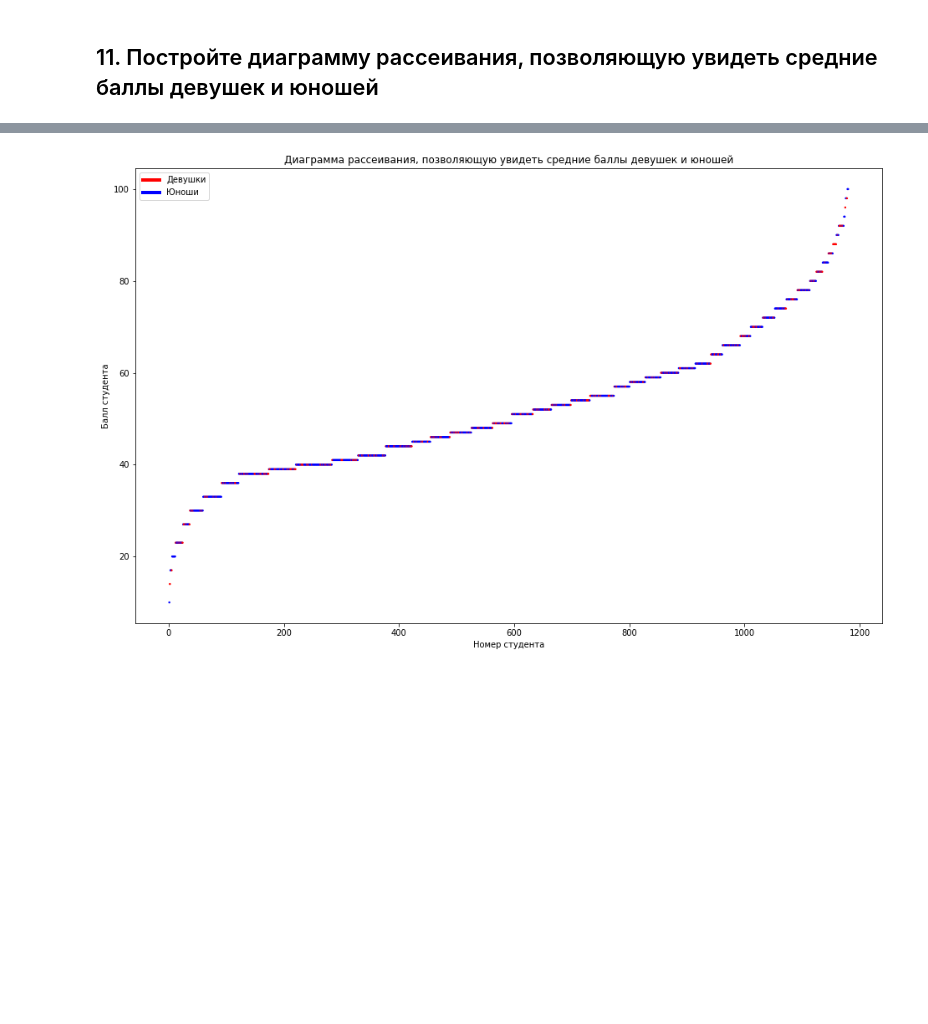
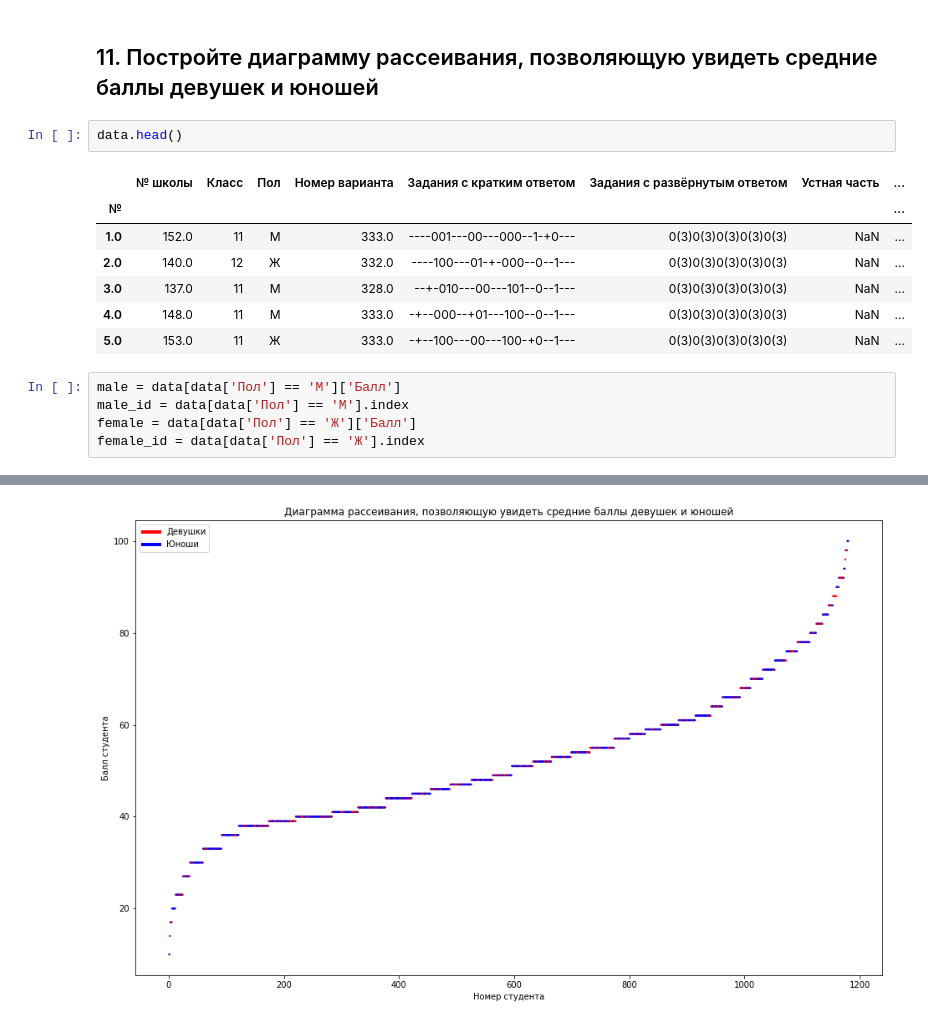
Before and after one commit to immortalBan/Finashe4ka, a Jupyter notebook: Анализ данных и машинное обучение/Семинары/Семинар 2/Seminar_1_3_2022_1.ipynb, the cells around one changed output, grey strips where cells are left out. Drawn from its saved outputs; the diff is of its cells as text; blank space fills up the shorter version.

```diff
--- a/Анализ данных и машинное обучение/Семинары/Семинар 2/Seminar_1_3_2022_1.ipynb
+++ b/Анализ данных и машинное обучение/Семинары/Семинар 2/Seminar_1_3_2022_1.ipynb
@@ -99,3 +99,18 @@ __Нормальному распределению ...
 [figure]
 # %% [markdown]
 ## 11.	Постройте диаграмму рассеивания, позволяющую увидеть средние баллы девушек и юношей
+# %%
+data.head()
+# %% [output]
+|  | № школы | Класс | Пол | Номер варианта | Задания с кратким ответом | Задания с развёрнутым ответом | Устная часть | ... |
+| № |  |  |  |  |  |  |  | ... |
+| 1.0 | 152.0 | 11 | М | 333.0 | ----001---00---000--1-+0--- | 0(3)0(3)0(3)0(3)0(3) | NaN | ... |
+| 2.0 | 140.0 | 12 | Ж | 332.0 | ----100---01-+-000--0--1--- | 0(3)0(3)0(3)0(3)0(3) | NaN | ... |
+| 3.0 | 137.0 | 11 | М | 328.0 | --+-010---00---101--0--1--- | 0(3)0(3)0(3)0(3)0(3) | NaN | ... |
+| 4.0 | 148.0 | 11 | М | 333.0 | -+--000--+01---100--0--1--- | 0(3)0(3)0(3)0(3)0(3) | NaN | ... |
+| 5.0 | 153.0 | 11 | Ж | 333.0 | -+--100---00---100-+0--1--- | 0(3)0(3)0(3)0(3)0(3) | NaN | ... |
+# %%
+male = data[data['Пол'] == 'М']['Балл']
+male_id = data[data['Пол'] == 'М'].index
+female = data[data['Пол'] == 'Ж']['Балл']
+female_id = data[data['Пол'] == 'Ж'].index
```
Also changed, not shown: parts of 1 cell of this notebook, 2 other files.
